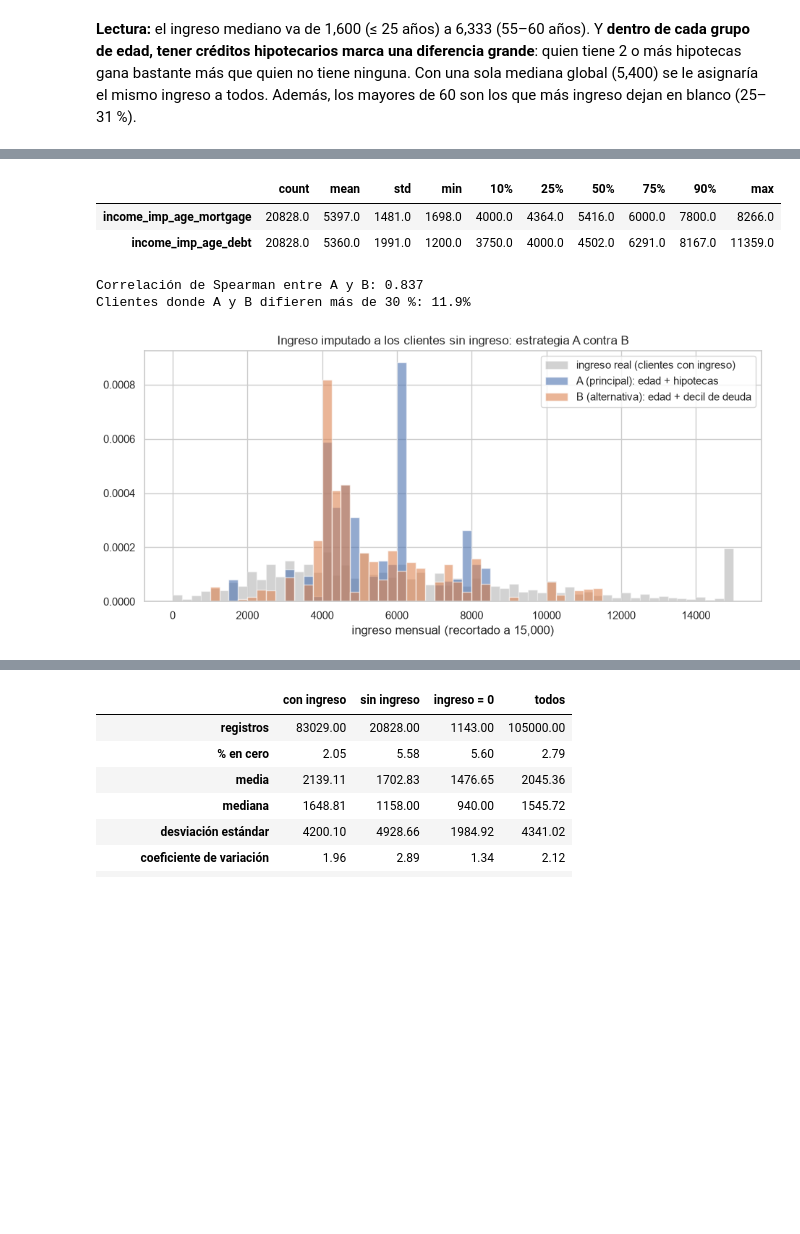
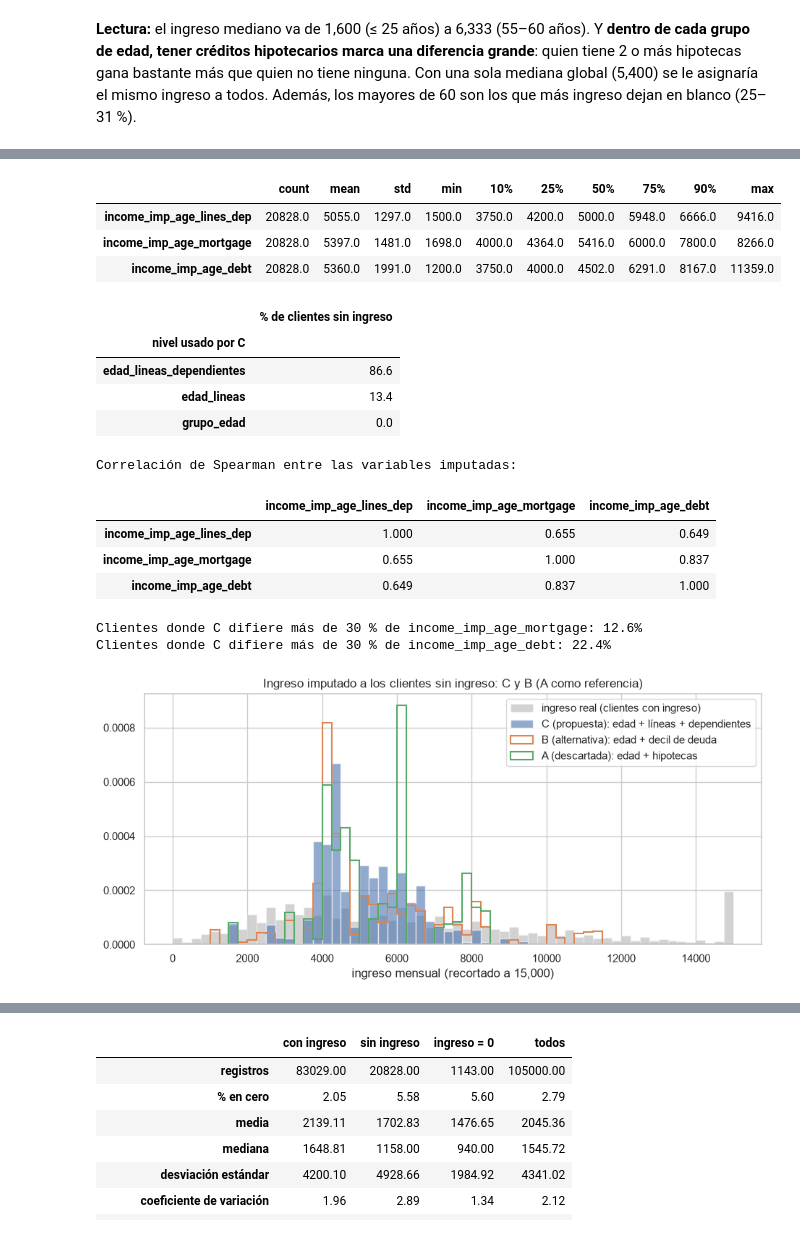
Before and after one commit to gustavopardoitam/ml-competencia-crediticia, a Jupyter notebook: notebooks/02_eda.ipynb, the cells around one changed output, grey strips where cells are left out. Saved outputs shown, nothing was run; the diff lists cells and outputs as text; code cells hidden in the pictures; blank space fills up the shorter version.

```diff
--- a/notebooks/02_eda.ipynb
+++ b/notebooks/02_eda.ipynb
@@ -944,48 +1159,90 @@ for df in (conocidos, sin_ingreso_df):
     ).astype(str)
     df["edad_hipotecas"] = df["grupo_edad"] + "_" + df["hipotecas"]
     df["edad_deuda"] = df["grupo_edad"] + "_" + df["decil_deuda"]
 
+cortes_lineas_todos = cortes_cuantiles(conocidos["NumberOfOpenCreditLinesAndLoans"], 5)
+cortes_util_todos = cortes_cuantiles(
+    conocidos["RevolvingUtilizationOfUnsecuredLines"], 5
+)
+for df in (conocidos, sin_ingreso_df):
+    agregar_grupos_perfil(df, cortes_lineas_todos, cortes_util_todos)
+
 mediana_conocidos = conocidos["MonthlyIncome"].median()
+sin_ingreso_df["income_imp_age_lines_dep"] = imputar_por_niveles(
+    conocidos, sin_ingreso_df, NIVELES_C
+)
 sin_ingreso_df["income_imp_age_mortgage"] = (
     sin_ingreso_df["edad_hipotecas"]
     .map(conocidos.groupby("edad_hipotecas")["MonthlyIncome"].median())
     .fillna(mediana_conocidos)
 )
 sin_ingreso_df["income_imp_age_debt"] = (
     sin_ingreso_df["edad_deuda"]
     .map(conocidos.groupby("edad_deuda")["MonthlyIncome"].median())
     .fillna(mediana_conocidos)
 )
 
-imputados = sin_ingreso_df[["income_imp_age_mortgage", "income_imp_age_debt"]]
+imputados = sin_ingreso_df[
+    ["income_imp_age_lines_dep", "income_imp_age_mortgage", "income_imp_age_debt"]
+]
 display(imputados.describe(percentiles=[0.1, 0.25, 0.5, 0.75, 0.9]).T.round(0))
-diferencia_rel = (
-    imputados["income_imp_age_debt"] - imputados["income_imp_age_mortgage"]
-).abs() / imputados["income_imp_age_mortgage"]
-print(
-    "Correlación de Spearman entre A y B:",
-    round(imputados.corr("spearman").iloc[0, 1], 3),
+
+# ¿Con qué nivel se imputó cada cliente en la estrategia C?
+tamanos = {n: conocidos.groupby(n)["MonthlyIncome"].size() for n in NIVELES_C}
+nivel_usado = pd.Series("mediana global", index=sin_ingreso_df.index)
+for nivel in reversed(NIVELES_C):
+    suficiente = sin_ingreso_df[nivel].map(tamanos[nivel]).fillna(0) >= MIN_GRUPO
+    nivel_usado[suficiente] = nivel
+display(
+    (nivel_usado.value_counts(normalize=True) * 100)
+    .round(1)
+    .rename("% de clientes sin ingreso")
+    .rename_axis("nivel usado por C")
+    .to_frame()
 )
-print(f"Clientes donde A y B difieren más de 30 %: {(diferencia_rel > 0.3).mean():.1%}")
+
+print("Correlación de Spearman entre las variables imputadas:")
+display(imputados.corr("spearman").round(3))
+for otra in ("income_imp_age_mortgage", "income_imp_age_debt"):
+    diferencia_rel = (
+        imputados["income_imp_age_lines_dep"] - imputados[otra]
+    ).abs() / imputados[otra]
+    print(
+        f"Clientes donde C difiere más de 30 % de {otra}: "
+        f"{(diferencia_rel > 0.3).mean():.1%}"
+    )
 
 fig, ax = plt.subplots(figsize=(11, 4.5))
 bins = np.linspace(0, 15_000, 61)
 ax.hist(conocidos["MonthlyIncome"].clip(upper=15_000), bins=bins, density=True,
         alpha=0.35, color="gray", label="ingreso real (clientes con ingreso)")
-ax.hist(imputados["income_imp_age_mortgage"], bins=bins, density=True, alpha=0.6,
-        label="A (principal): edad + hipotecas")
-ax.hist(imputados["income_imp_age_debt"], bins=bins, density=True, alpha=0.6,
-        label="B (alternativa): edad + decil de deuda")
-ax.set_title("Ingreso imputado a los clientes sin ingreso: estrategia A contra B")
+ax.hist(imputados["income_imp_age_lines_dep"], bins=bins, density=True, alpha=0.6,
+        label="C (propuesta): edad + líneas + dependientes")
+ax.hist(imputados["income_imp_age_debt"], bins=bins, density=True,
+        histtype="step", lw=1.5, label="B (alternativa): edad + decil de deuda")
+ax.hist(imputados["income_imp_age_mortgage"], bins=bins, density=True,
+        histtype="step", lw=1.5, label="A (descartada): edad + hipotecas")
+ax.set_title("Ingreso imputado a los clientes sin ingreso: C y B (A como referencia)")
 ax.set_xlabel("ingreso mensual (recortado a 15,000)")
 ax.legend()
 plt.show()
 # %% [output]
 |  | count | mean | std | min | 10% | 25% | 50% | 75% | 90% | max |
+| income_imp_age_lines_dep | 20828.0 | 5055.0 | 1297.0 | 1500.0 | 3750.0 | 4200.0 | 5000.0 | 5948.0 | 6666.0 | 9416.0 |
 | income_imp_age_mortgage | 20828.0 | 5397.0 | 1481.0 | 1698.0 | 4000.0 | 4364.0 | 5416.0 | 6000.0 | 7800.0 | 8266.0 |
 | income_imp_age_debt | 20828.0 | 5360.0 | 1991.0 | 1200.0 | 3750.0 | 4000.0 | 4502.0 | 6291.0 | 8167.0 | 11359.0 |
+|  | % de clientes sin ingreso |
+| nivel usado por C |  |
+| edad_lineas_dependientes | 86.6 |
+| edad_lineas | 13.4 |
+| grupo_edad | 0.0 |
-Correlación de Spearman entre A y B: 0.837
-Clientes donde A y B difieren más de 30 %: 11.9%
+Correlación de Spearman entre las variables imputadas:
+|  | income_imp_age_lines_dep | income_imp_age_mortgage | income_imp_age_debt |
+| income_imp_age_lines_dep | 1.000 | 0.655 | 0.649 |
+| income_imp_age_mortgage | 0.655 | 1.000 | 0.837 |
+| income_imp_age_debt | 0.649 | 0.837 | 1.000 |
+Clientes donde C difiere más de 30 % de income_imp_age_mortgage: 12.6%
+Clientes donde C difiere más de 30 % de income_imp_age_debt: 22.4%
-[figure, old version]
+[figure, new version]
 # %% [markdown]
 **Lectura:**
```
Also changed, not shown: parts of 15 cells of this notebook, 2 other files.
